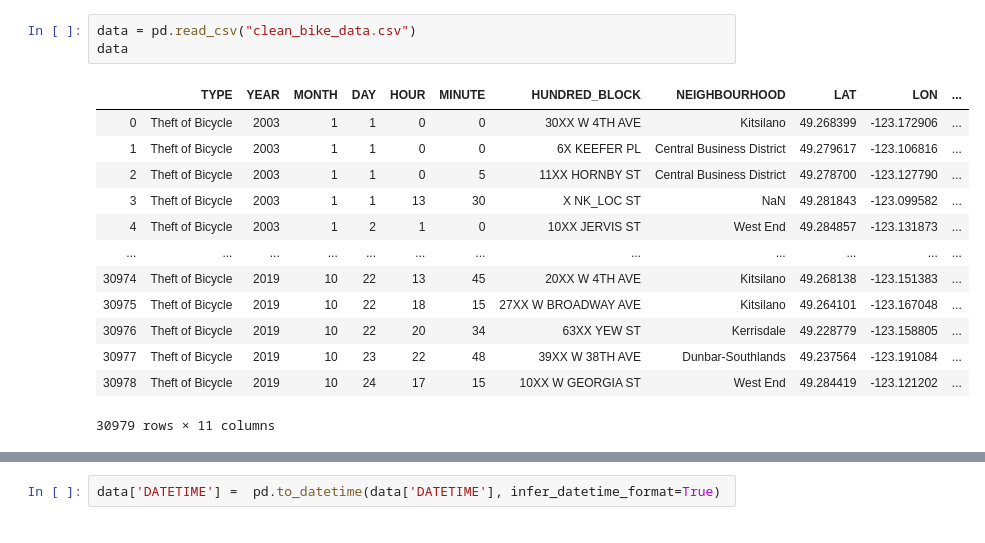
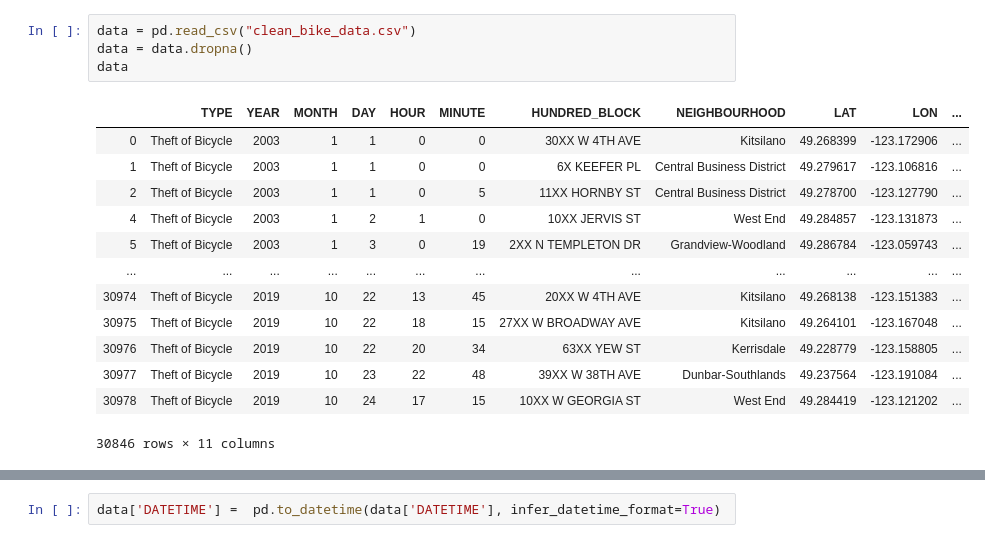
Before and after one commit to WanatabeShin/cmpt-353-final-project, a Jupyter notebook: trend.ipynb, the cells around one changed output, grey strips where cells are left out. Drawn from its saved outputs; the diff is of its cells as text.

```diff
--- a/trend.ipynb
+++ b/trend.ipynb
@@ -10,17 +27,18 @@ import seaborn as sns
 # %%
 data = pd.read_csv("clean_bike_data.csv")
+data = data.dropna()
 data
 # %% [output]
 |  | TYPE | YEAR | MONTH | DAY | HOUR | MINUTE | HUNDRED_BLOCK | NEIGHBOURHOOD | LAT | LON | ... |
 | 0 | Theft of Bicycle | 2003 | 1 | 1 | 0 | 0 | 30XX W 4TH AVE | Kitsilano | 49.268399 | -123.172906 | ... |
 | 1 | Theft of Bicycle | 2003 | 1 | 1 | 0 | 0 | 6X KEEFER PL | Central Business District | 49.279617 | -123.106816 | ... |
 | 2 | Theft of Bicycle | 2003 | 1 | 1 | 0 | 5 | 11XX HORNBY ST | Central Business District | 49.278700 | -123.127790 | ... |
-| 3 | Theft of Bicycle | 2003 | 1 | 1 | 13 | 30 | X NK_LOC ST | NaN | 49.281843 | -123.099582 | ... |
 | 4 | Theft of Bicycle | 2003 | 1 | 2 | 1 | 0 | 10XX JERVIS ST | West End | 49.284857 | -123.131873 | ... |
+| 5 | Theft of Bicycle | 2003 | 1 | 3 | 0 | 19 | 2XX N TEMPLETON DR | Grandview-Woodland | 49.286784 | -123.059743 | ... |
 | ... | ... | ... | ... | ... | ... | ... | ... | ... | ... | ... | ... |
 | 30974 | Theft of Bicycle | 2019 | 10 | 22 | 13 | 45 | 20XX W 4TH AVE | Kitsilano | 49.268138 | -123.151383 | ... |
 | 30975 | Theft of Bicycle | 2019 | 10 | 22 | 18 | 15 | 27XX W BROADWAY AVE | Kitsilano | 49.264101 | -123.167048 | ... |
 | 30976 | Theft of Bicycle | 2019 | 10 | 22 | 20 | 34 | 63XX YEW ST | Kerrisdale | 49.228779 | -123.158805 | ... |
 | 30977 | Theft of Bicycle | 2019 | 10 | 23 | 22 | 48 | 39XX W 38TH AVE | Dunbar-Southlands | 49.237564 | -123.191084 | ... |
 | 30978 | Theft of Bicycle | 2019 | 10 | 24 | 17 | 15 | 10XX W GEORGIA ST | West End | 49.284419 | -123.121202 | ... |
-30979 rows × 11 columns
+30846 rows × 11 columns
```
Also changed, not shown: parts of 12 cells of this notebook, 2 other files.
